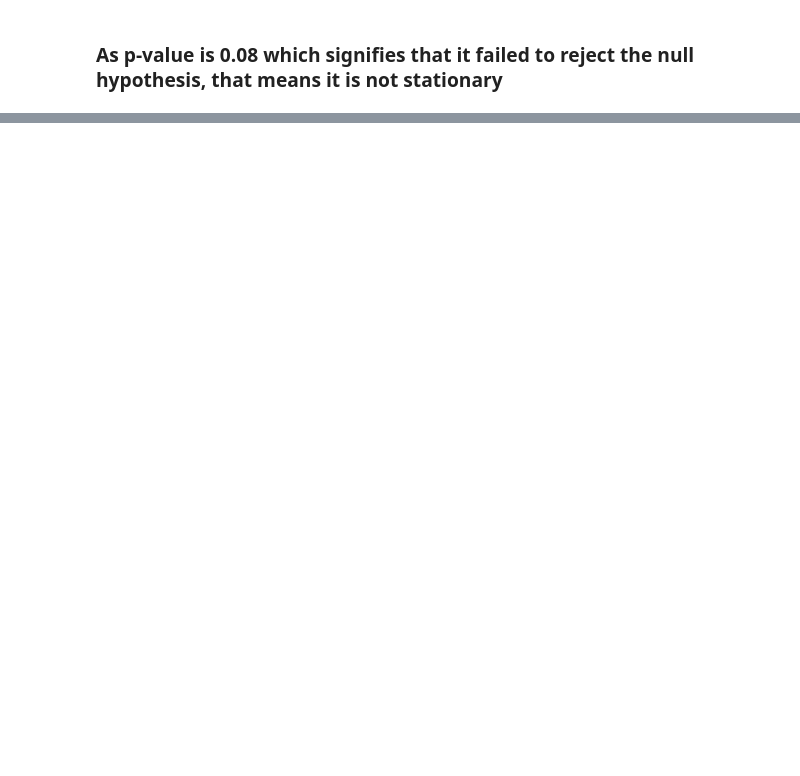
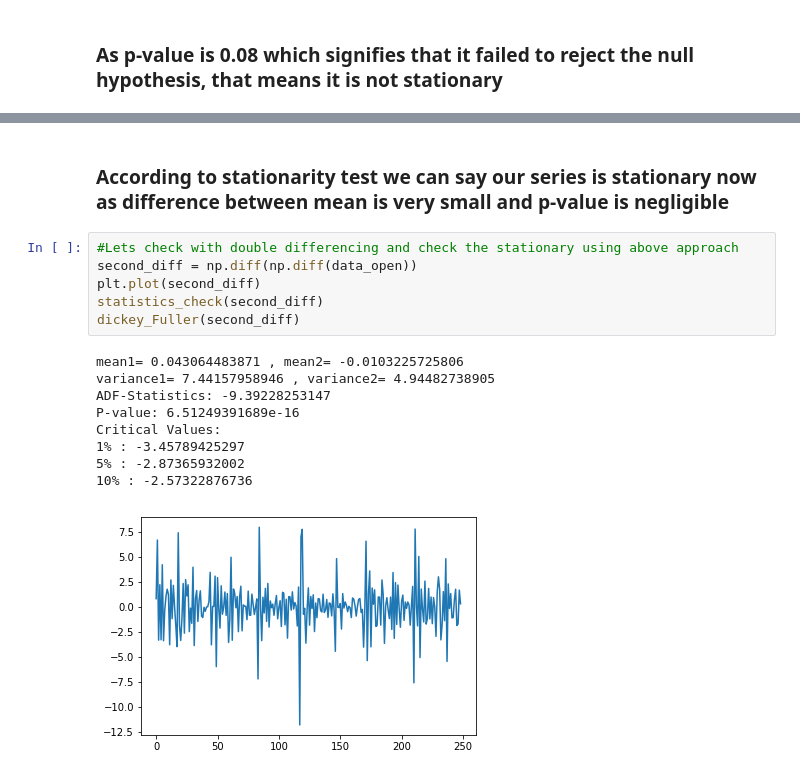
Before and after one commit to garg-sparsh/Stock-Price-Prediction, a Jupyter notebook: Time_Series_Forecasting_for_stock.ipynb, the cells around one changed output, grey strips where cells are left out. Drawn from its saved outputs; the diff is of its cells as text; blank space fills up the shorter version.

```diff
--- a/Time_Series_Forecasting_for_stock.ipynb
+++ b/Time_Series_Forecasting_for_stock.ipynb
@@ -154,0 +178,18 @@ Critical Values:
+# %% [markdown]
+### According to stationarity test we can say our series is stationary now as difference between mean is very small and p-value is negligible
+# %%
+#Lets check with double differencing and check the stationary using above approach
+second_diff = np.diff(np.diff(data_open))
+plt.plot(second_diff)
+statistics_check(second_diff)
+dickey_Fuller(second_diff)
+# %% [output]
+mean1= 0.043064483871 , mean2= -0.0103225725806
+variance1= 7.44157958946 , variance2= 4.94482738905
+ADF-Statistics: -9.39228253147
+P-value: 6.51249391689e-16
+Critical Values:
+1% : -3.45789425297
+5% : -2.87365932002
+10% : -2.57322876736
+[figure, added]
```
Also changed, not shown: parts of 8 cells of this notebook.
